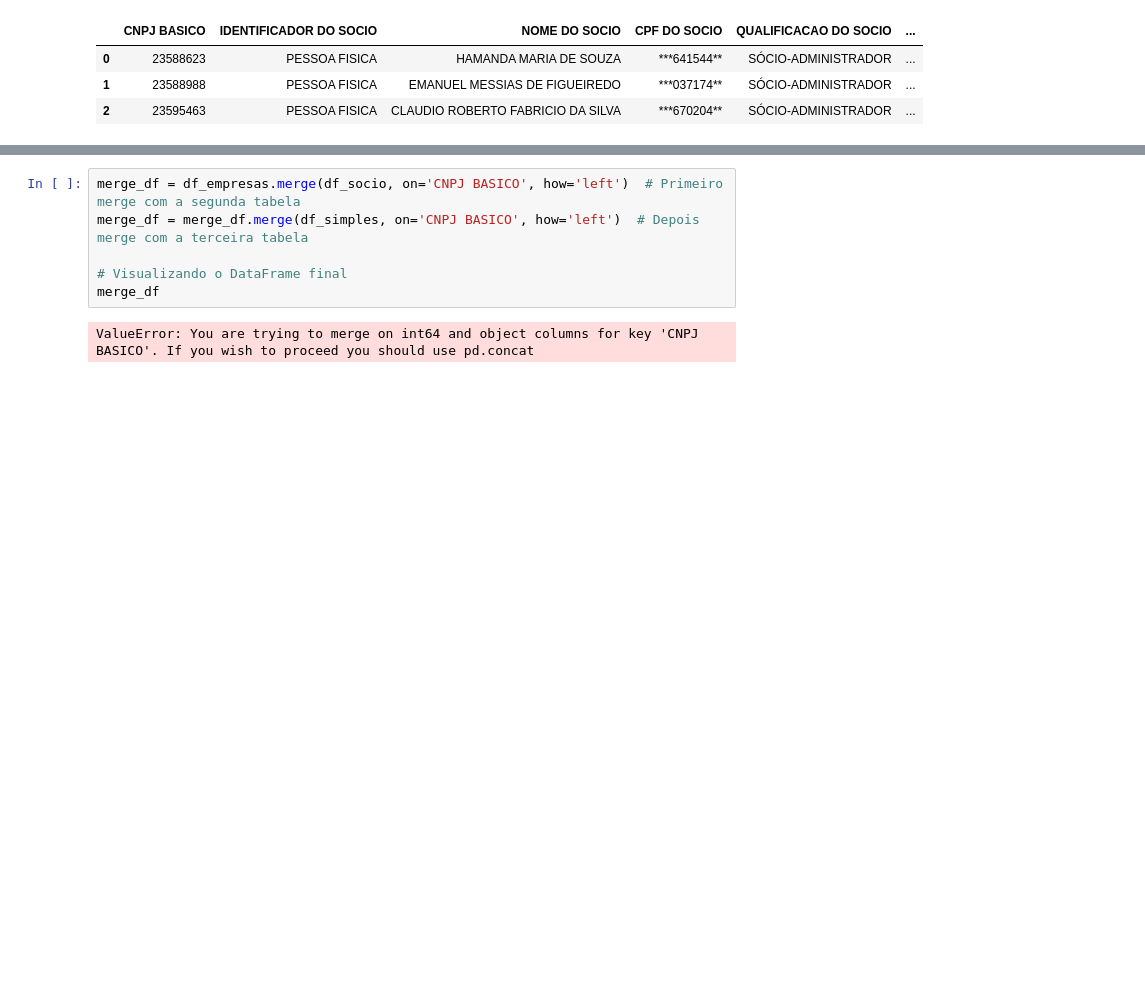
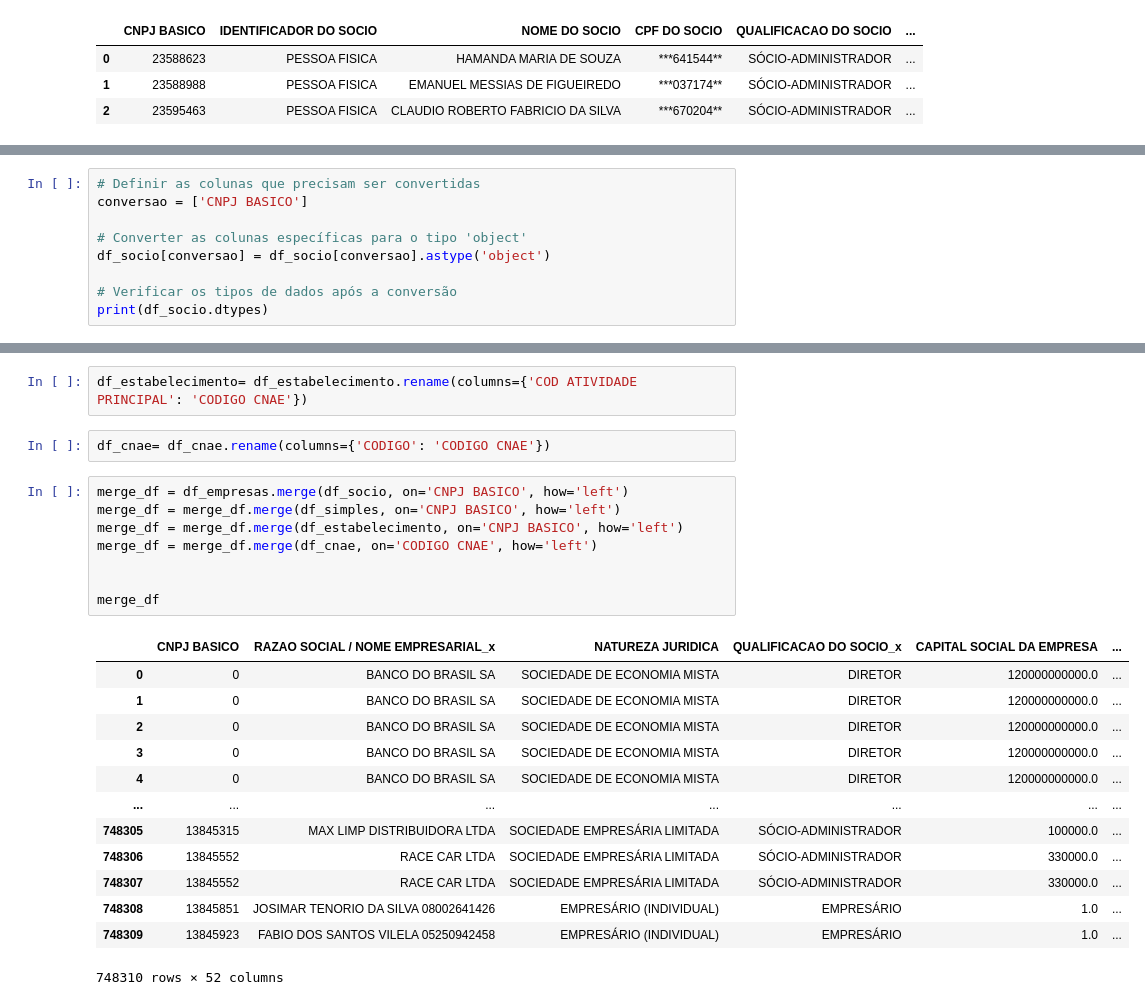
Before and after one commit to carloscamposb/EmpresasAtivas, a Jupyter notebook: Uniao.ipynb, the cells around one changed output, grey strips where cells are left out. Saved outputs shown, nothing was run; the diff lists cells and outputs as text; blank space fills up the shorter version.

```diff
--- a/Uniao.ipynb
+++ b/Uniao.ipynb
@@ -44,0 +140,9 @@ df_socio.head(3)
+# %%
+# Definir as colunas que precisam ser convertidas
+conversao = ['CNPJ BASICO']
+
+# Converter as colunas específicas para o tipo 'object'
+df_socio[conversao] = df_socio[conversao].astype('object')
+
+# Verificar os tipos de dados após a conversão
+print(df_socio.dtypes)
@@ -45,8 +188,26 @@ df_socio.head(3)
+# %%
+df_estabelecimento= df_estabelecimento.rename(columns={'COD ATIVIDADE PRINCIPAL': 'CODIGO CNAE'})
+# %%
+df_cnae= df_cnae.rename(columns={'CODIGO': 'CODIGO CNAE'})
 # %%
-merge_df = df_empresas.merge(df_socio, on='CNPJ BASICO', how='left')  # Primeiro merge com a segunda tabela
-merge_df = merge_df.merge(df_simples, on='CNPJ BASICO', how='left')  # Depois merge com a terceira tabela
+merge_df = df_empresas.merge(df_socio, on='CNPJ BASICO', how='left')
+merge_df = merge_df.merge(df_simples, on='CNPJ BASICO', how='left')
+merge_df = merge_df.merge(df_estabelecimento, on='CNPJ BASICO', how='left')
+merge_df = merge_df.merge(df_cnae, on='CODIGO CNAE', how='left')
 
-# Visualizando o DataFrame final
+
 merge_df
 # %% [output]
+|  | CNPJ BASICO | RAZAO SOCIAL / NOME EMPRESARIAL_x | NATUREZA JURIDICA | QUALIFICACAO DO SOCIO_x | CAPITAL SOCIAL DA EMPRESA | ... |
+| 0 | 0 | BANCO DO BRASIL SA | SOCIEDADE DE ECONOMIA MISTA | DIRETOR | 120000000000.0 | ... |
+| 1 | 0 | BANCO DO BRASIL SA | SOCIEDADE DE ECONOMIA MISTA | DIRETOR | 120000000000.0 | ... |
+| 2 | 0 | BANCO DO BRASIL SA | SOCIEDADE DE ECONOMIA MISTA | DIRETOR | 120000000000.0 | ... |
+| 3 | 0 | BANCO DO BRASIL SA | SOCIEDADE DE ECONOMIA MISTA | DIRETOR | 120000000000.0 | ... |
+| 4 | 0 | BANCO DO BRASIL SA | SOCIEDADE DE ECONOMIA MISTA | DIRETOR | 120000000000.0 | ... |
+| ... | ... | ... | ... | ... | ... | ... |
+| 748305 | 13845315 | MAX LIMP DISTRIBUIDORA LTDA | SOCIEDADE EMPRESÁRIA LIMITADA | SÓCIO-ADMINISTRADOR | 100000.0 | ... |
+| 748306 | 13845552 | RACE CAR LTDA | SOCIEDADE EMPRESÁRIA LIMITADA | SÓCIO-ADMINISTRADOR | 330000.0 | ... |
+| 748307 | 13845552 | RACE CAR LTDA | SOCIEDADE EMPRESÁRIA LIMITADA | SÓCIO-ADMINISTRADOR | 330000.0 | ... |
+| 748308 | 13845851 | JOSIMAR TENORIO DA SILVA 08002641426 | EMPRESÁRIO (INDIVIDUAL) | EMPRESÁRIO | 1.0 | ... |
+| 748309 | 13845923 | FABIO DOS SANTOS VILELA 05250942458 | EMPRESÁRIO (INDIVIDUAL) | EMPRESÁRIO | 1.0 | ... |
-ValueError: You are trying to merge on int64 and object columns for key 'CNPJ BASICO'. If you wish to proceed you should use pd.concat
+748310 rows × 52 columns
```
Also changed, not shown: parts of 16 cells of this notebook, 6 other files.
